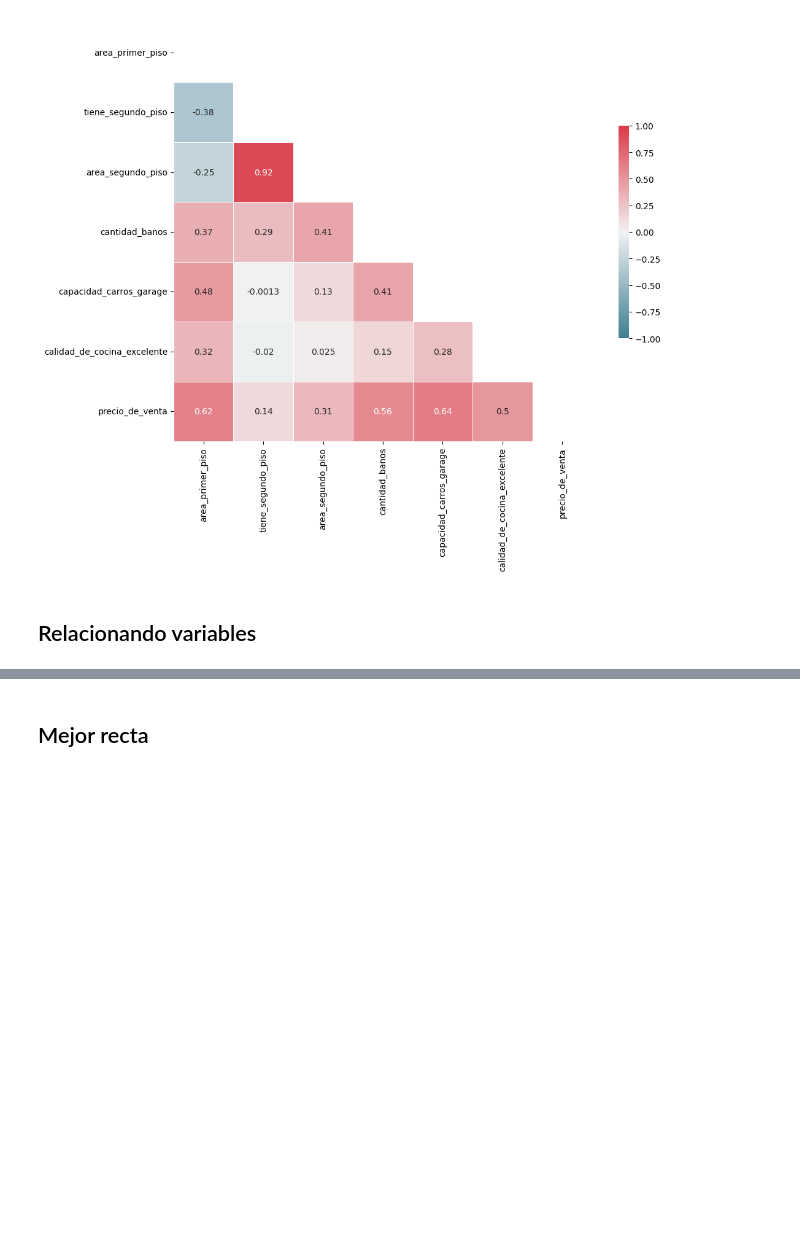
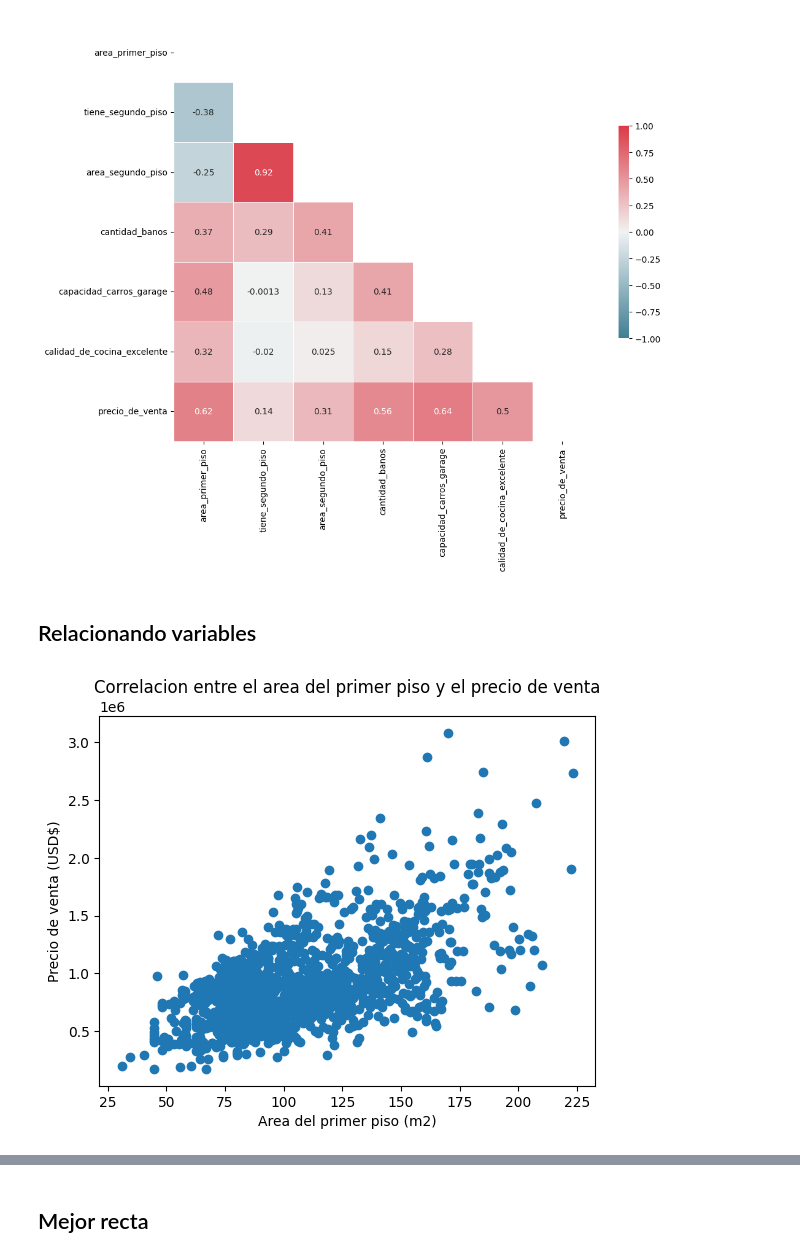
Before and after one commit to lukitasmois/2145-data-science-probando-relaciones-con-regresion-lineal, a Jupyter notebook: precios_de_inmuebles_regresion_lineal.ipynb, the cells around one changed output, grey strips where cells are left out. Saved outputs shown, nothing was run; the diff lists cells and outputs as text; code cells hidden in the pictures; blank space fills up the shorter version.

Commit message:
01.06. Agrego una pre-relacion entre el area y el precio del inmueble mediante graficos

```diff
--- a/precios_de_inmuebles_regresion_lineal.ipynb
+++ b/precios_de_inmuebles_regresion_lineal.ipynb
@@ -116,3 +117,12 @@ plt.show()
+# %%
+# Cómo se relacionan el área construída y el precio del inmueble?
+plt.scatter(datos['area_primer_piso'],datos['precio_de_venta'])
+plt.title('Correlacion entre el area del primer piso y el precio de venta')
+plt.xlabel('Area del primer piso (m2)')
+plt.ylabel('Precio de venta (USD$)')
+plt.show()
+# %% [output]
+[figure, added]
 # %%
 # Aparentemente mientras mayor es el área del primer piso, mayor es el precio de la casa.
 # E si quisieramos trazar una línea que nos permita describir este comportamiento?
```
Also changed, not shown: parts of 3 cells of this notebook.
